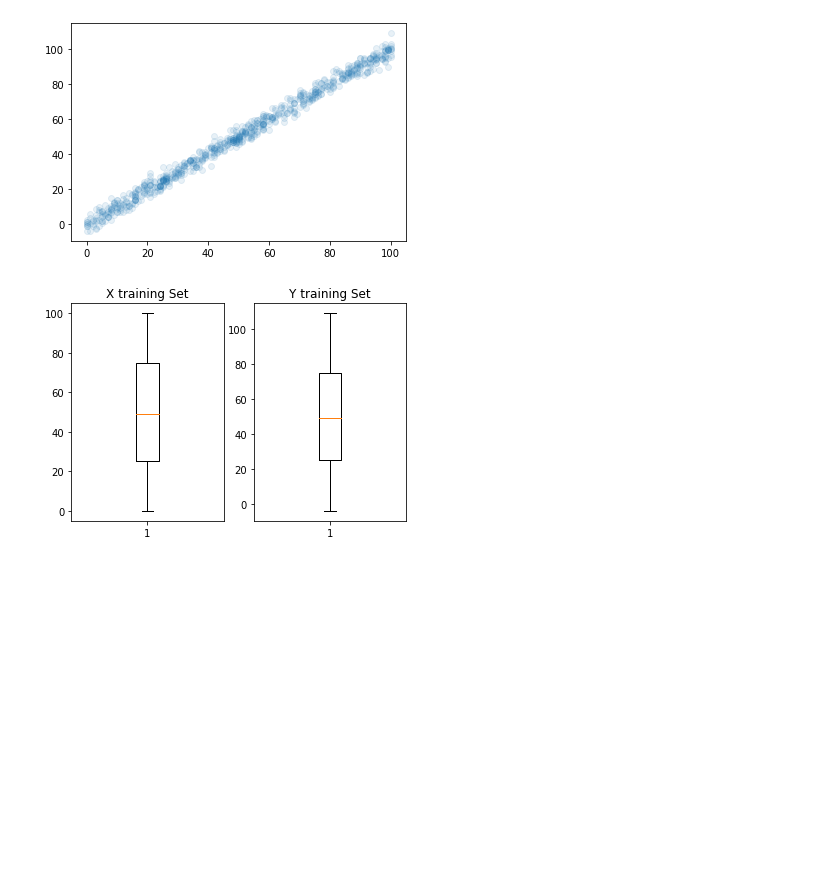
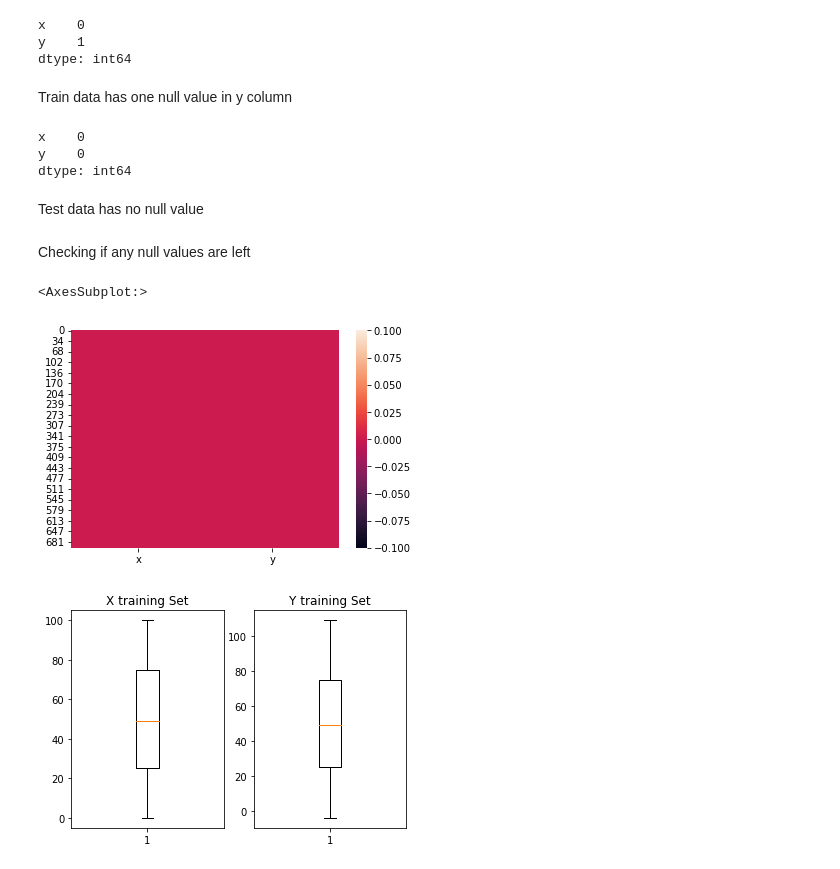
Before and after one commit to Pilot-Khadka/Linear_Regression, a Jupyter notebook: main.ipynb, the cells around one changed output. Drawn from its saved outputs; the diff is of its cells as text; code cells hidden in the pictures; blank space fills up the shorter version.

```diff
--- a/main.ipynb
+++ b/main.ipynb
@@ -20,10 +58,31 @@ def clean(df):
+# %%
+# Checking null values
+train.isnull().sum()
+# %% [output]
+x    0
+y    1
+dtype: int64
+# %% [markdown]
+Train data has one null value in y column
+# %%
+test.isnull().sum()
+# %% [output]
+x    0
+y    0
+dtype: int64
+# %% [markdown]
+Test data has no null value
+# %%
+train.replace('',float('NaN'),inplace=True)
+train.dropna(inplace=True)
+# %% [markdown]
+Checking if any null values are left
+# %%
+sns.heatmap(train.isnull())
+# %% [output]
+<AxesSubplot:>
+[figure, added]
 # %%
 # Training Data
-train = pd.read_csv("train.csv")
-clean(train)
 x_train = train["x"].values.reshape(-1,1)
 y_train = train["y"].values.reshape(-1,1)
-plt.scatter(x_train,y_train,alpha = 0.1)
-plt.show()
-# %% [output]
-[figure, removed]
```
Also changed, not shown: parts of 17 cells of this notebook, 1 other file.
